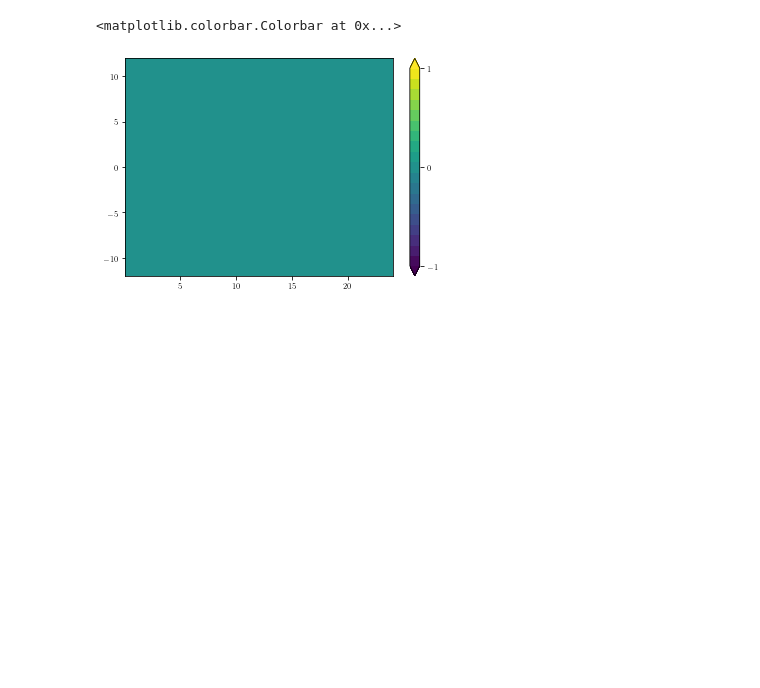
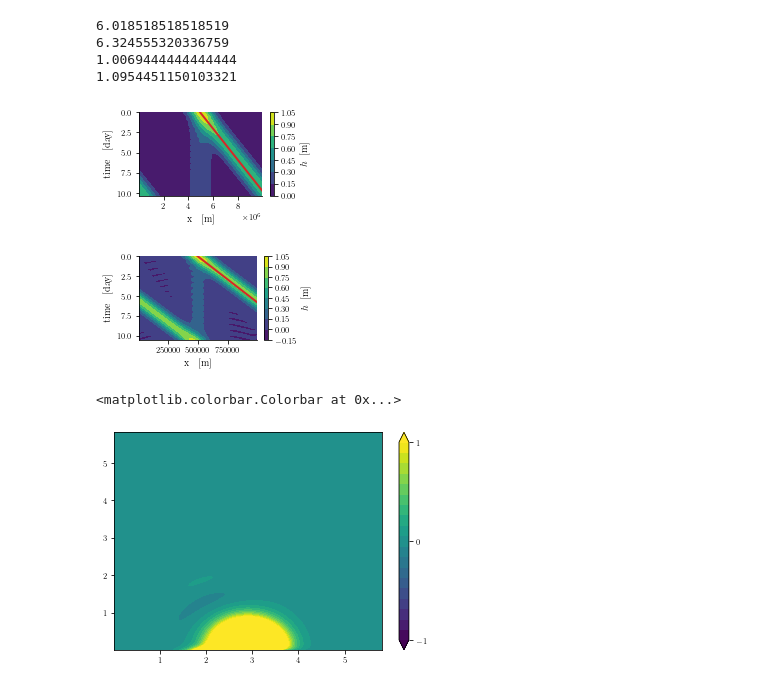
Before and after one commit to janadr/MO8004, a Jupyter notebook: L2/scripts/plot_surfaceheight.py.ipynb, the cells around one changed output. Drawn from its saved outputs; the diff is of its cells as text; code cells hidden in the pictures; blank space fills up the shorter version.

```diff
--- a/L2/scripts/plot_surfaceheight.py.ipynb
+++ b/L2/scripts/plot_surfaceheight.py.ipynb
@@ -46,5 +29,65 @@ Attributes:
+# %%
+eq_atlantic = data_atlantic.sel(y=0, method="nearest")
+eq_baltic = data_baltic.sel(y=0, method="nearest")
+
+def f(t):
+    return 8.7e4*(t+5.7)
+
+def f_1(t):
+    return 5.2e5*(t + 9.5)
+
+print(5.2e5/24/60/60)
+print(np.sqrt(0.04*1000))
+
+
+print(8.7e4/24/60/60)
+print(np.sqrt(0.04*30))
+
+fig, ax = plt.subplots(1, 1, figsize=set_size(width=221))
+
+c = ax.contourf(eq_atlantic.x, eq_atlantic.time/24, eq_atlantic.h)
+ax.plot(f_1(eq_atlantic.time/24), eq_atlantic.time/24,
+        color="tab:red",
+        linewidth=2
+       )
+ax.invert_yaxis()
+ax.set_xlim(eq_atlantic.x.min(), eq_atlantic.x.max())
+ax.set_xlabel(r"x $\,$ [m]")
+ax.set_ylabel(r"time $\,$ [day]")
+
+fig.colorbar(c, label=r"$h \, $ [m]")
+
+sns.despine(fig=fig)
+fig.tight_layout()
+fig.savefig(figdir + "hovmuller_atlantic.pdf", format="pdf", bbox_inches="tight", dpi=600)
+
+fig, ax = plt.subplots(1, 1, figsize=set_size(width=221))
+
+c = ax.contourf(eq_baltic.x, eq_baltic.time/24, eq_baltic.h)
+ax.plot(f(eq_baltic.time/24), eq_baltic.time/24,
+        color="tab:red",
+        linewidth=2
+       )
+ax.invert_yaxis()
+ax.set_xlim(eq_baltic.x.min(), eq_baltic.x.max())
+ax.set_xlabel(r"x $\,$ [m]")
+ax.set_ylabel(r"time $\,$ [day]")
+
+fig.colorbar(c, label=r"$h \, $ [m]")
+
+
+sns.despine(fig=fig)
+fig.tight_layout()
+fig.savefig(figdir + "hovmuller_baltic.pdf", format="pdf", bbox_inches="tight", dpi=600)
+# %% [output]
+6.018518518518519
+6.324555320336759
+1.0069444444444444
+1.0954451150103321
+[figure, added]
+[figure, added]
 # %%
-final = data.isel(time=150)
+final = data.isel(time=-1)
 
 levels = np.linspace(-1, 1, 20)
 levels1=[levels[0], 0, levels[-1]]
@@ -56,7 +99,7 @@ c = ax.contourf(final.x/R, final.y/R, final.h*10,
 fig.colorbar(c, ticks=levels1)
 # %% [output]
 <matplotlib.colorbar.Colorbar at 0x...>
-[figure, old version]
+[figure, new version]
 # %%
 Nt = 50
 
```
Also changed, not shown: parts of 6 cells of this notebook, 20 other files.
